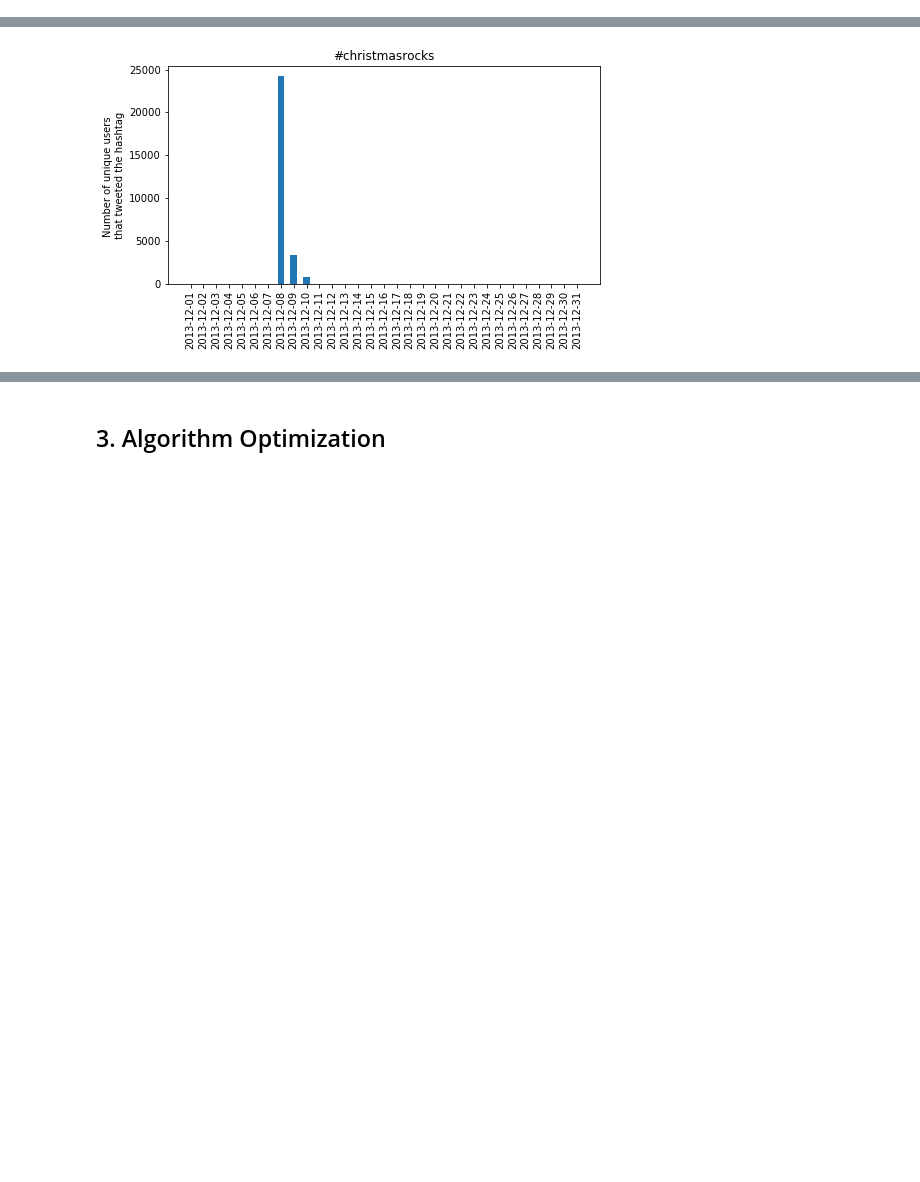
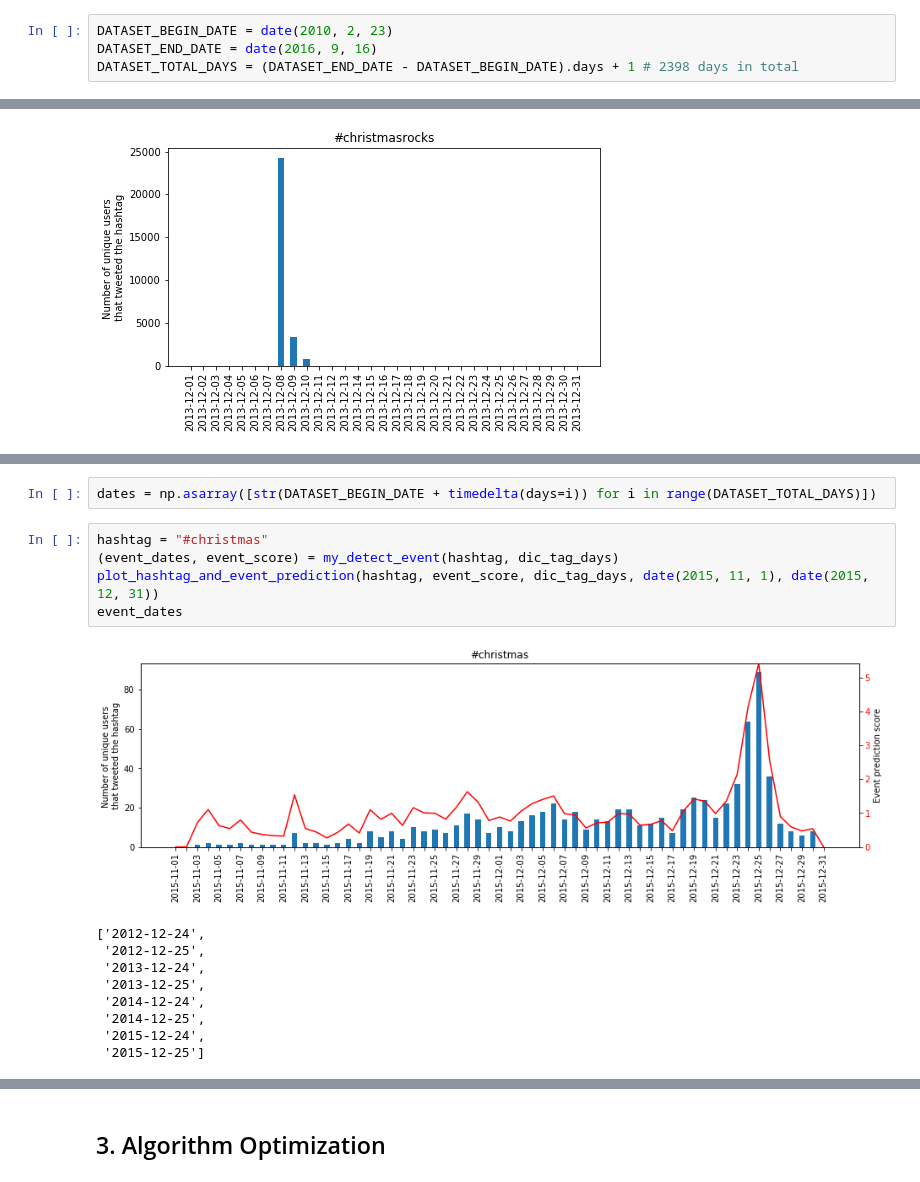
Before and after one commit to brunowicht/ada_project, a Jupyter notebook: project/project.ipynb, the cells around one changed output, grey strips where cells are left out. Cells and saved outputs as stored; diff of their text form; blank space fills up the shorter version.

Commit message:
new event detection method

```diff
--- a/project/project.ipynb
+++ b/project/project.ipynb
@@ -41,3 +45,7 @@ Loading df_tag...
 Loading group_hashtags...
 Loading dic_tag_days...
 Done
+# %%
+DATASET_BEGIN_DATE = date(2010, 2, 23)
+DATASET_END_DATE = date(2016, 9, 16)
+DATASET_TOTAL_DAYS = (DATASET_END_DATE - DATASET_BEGIN_DATE).days + 1 # 2398 days in total
@@ -467,0 +555,17 @@ plot_hashtag_occurence_for_dates('#christmasrocks', dic_tag_days, date(2013, 12,
+# %%
+dates = np.asarray([str(DATASET_BEGIN_DATE + timedelta(days=i)) for i in range(DATASET_TOTAL_DAYS)])
+# %%
+hashtag = "#christmas"
+(event_dates, event_score) = my_detect_event(hashtag, dic_tag_days)
+plot_hashtag_and_event_prediction(hashtag, event_score, dic_tag_days, date(2015, 11, 1), date(2015, 12, 31))
+event_dates
+# %% [output]
+[figure, added]
+['2012-12-24',
+ '2012-12-25',
+ '2013-12-24',
+ '2013-12-25',
+ '2014-12-24',
+ '2014-12-25',
+ '2015-12-24',
+ '2015-12-25']
```
Also changed, not shown: parts of 15 cells of this notebook.
